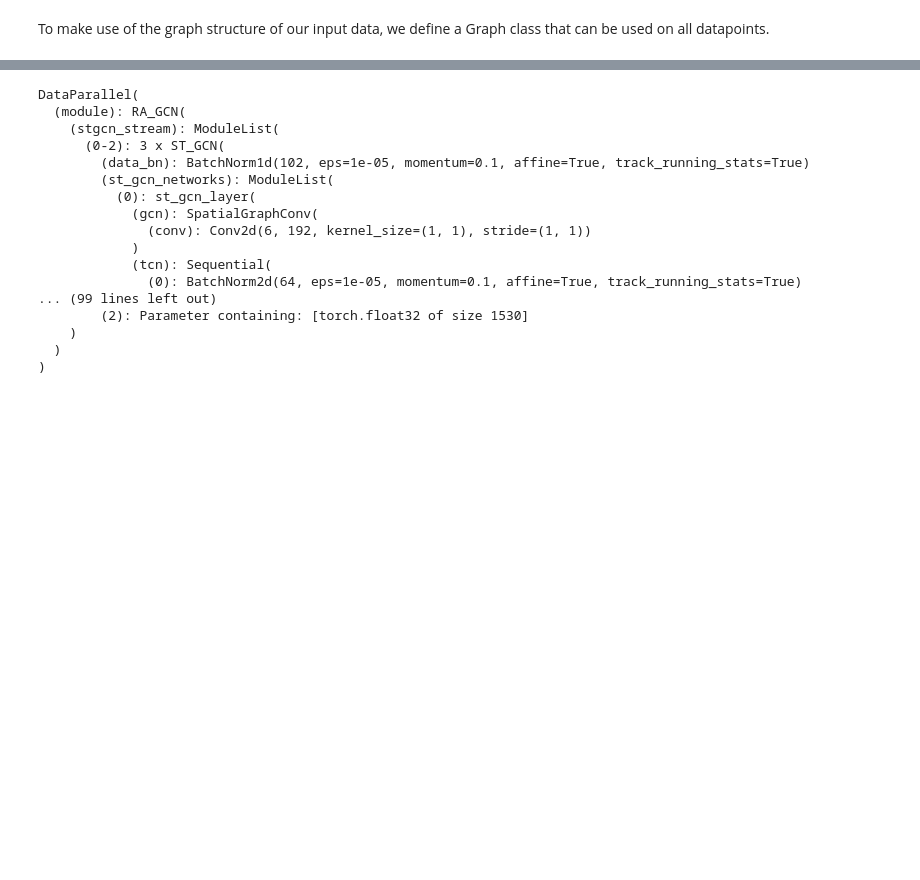
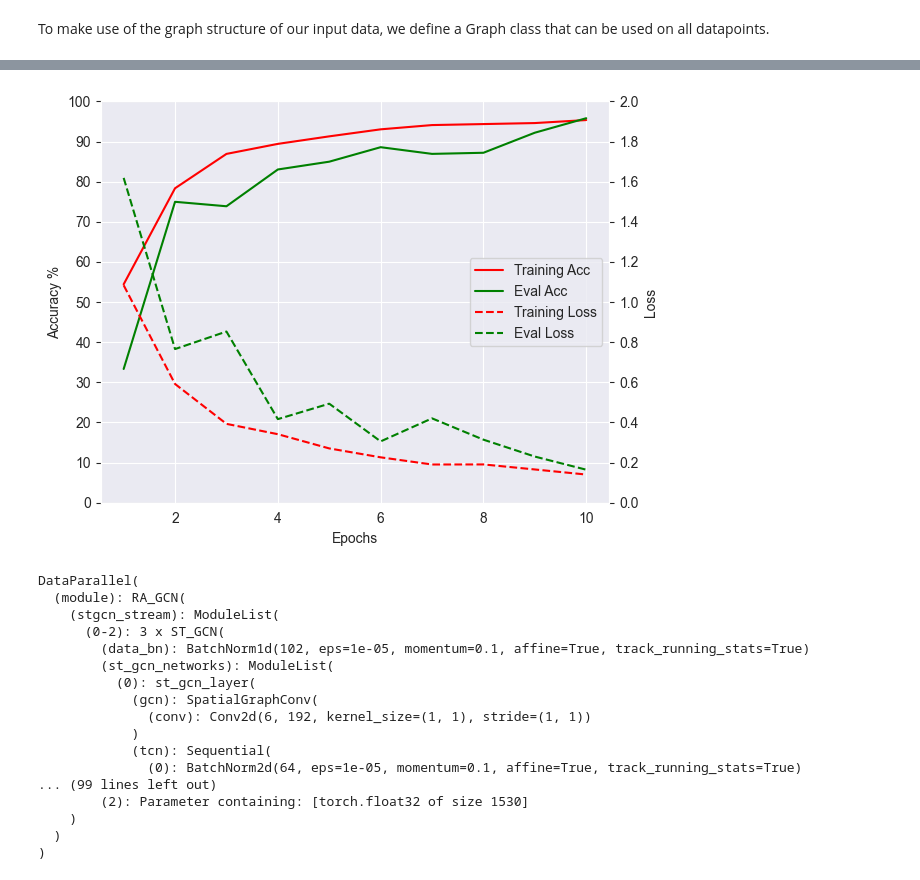
Before and after one commit to deniz997/pedestrian-pose-recognition, a Jupyter notebook: Models on HRI dataset/ra_gcn_command_recognition.ipynb, the cells around one changed output, grey strips where cells are left out. Saved outputs shown, nothing was run; the diff lists cells and outputs as text; code cells hidden in the pictures; blank space fills up the shorter version.

```diff
--- a/Models on HRI dataset/ra_gcn_command_recognition.ipynb
+++ b/Models on HRI dataset/ra_gcn_command_recognition.ipynb
@@ -585,9 +585,9 @@ mask_func = Mask(model_stream, model.module)
 train_acc, train_loss = [], []
 val_acc, val_loss = [], []
 
-num_epochs = 3
+num_epochs = 10
 
-early_stopper = EarlyStopper(patience=3, min_delta=1)
+early_stopper = EarlyStopper(patience=2, min_delta=0.3)
 
 for epoch in range(num_epochs):
     # adjust_lr(epoch, [10,30], optimizer)
@@ -632,4 +632,27 @@ PATH = "2_coord_Stop_StandingStill_FollowMe_CROSS_SUBJECT_3epoch.pth"
 torch.save(model.state_dict(), PATH)
+# %%
+import matplotlib.pyplot as plt
+
+fig, ax1 = plt.subplots()
+
+ax1.set_xlabel('Epochs')
+ax1.set_ylabel('Accuracy %')
+tr_acc, = ax1.plot(range(1, num_epochs+1), train_acc, linestyle='-', color='r')
+eval_acc, = ax1.plot(range(1, num_epochs+1), val_acc, linestyle='-', color='g')
+ax1.set_yticks(np.arange(101, step=10))
+
+ax2 = ax1.twinx()
+ax2.set_ylabel('Loss')
+tr_loss, = ax2.plot(range(1, num_epochs+1), train_loss, linestyle='--', color='r')
+eval_loss, = ax2.plot(range(1, num_epochs+1), val_loss, linestyle='--', color='g')
+ax2.set_yticks([.0, .2, .4, .6, .8, 1.0, 1.2, 1.4, 1.6, 1.8, 2.0])
+ax2.grid(False)
+
+plt.legend([tr_acc, eval_acc, tr_loss, eval_loss], ['Training Acc', 'Eval Acc', 'Training Loss', 'Eval Loss'], loc='center right')
+fig.tight_layout()
+plt.savefig('Learning_cross-subject_10epoch.png')
+# %% [output]
+[figure, added]
 # %%
 eval_model = RA_GCN((6, 90, 17, 1), num_class, A, 0.5, [5,2], model_stream).to(DEVICE)
 eval_model = nn.DataParallel(eval_model)
```
Also changed, not shown: parts of 5 cells of this notebook, 1 other file.
